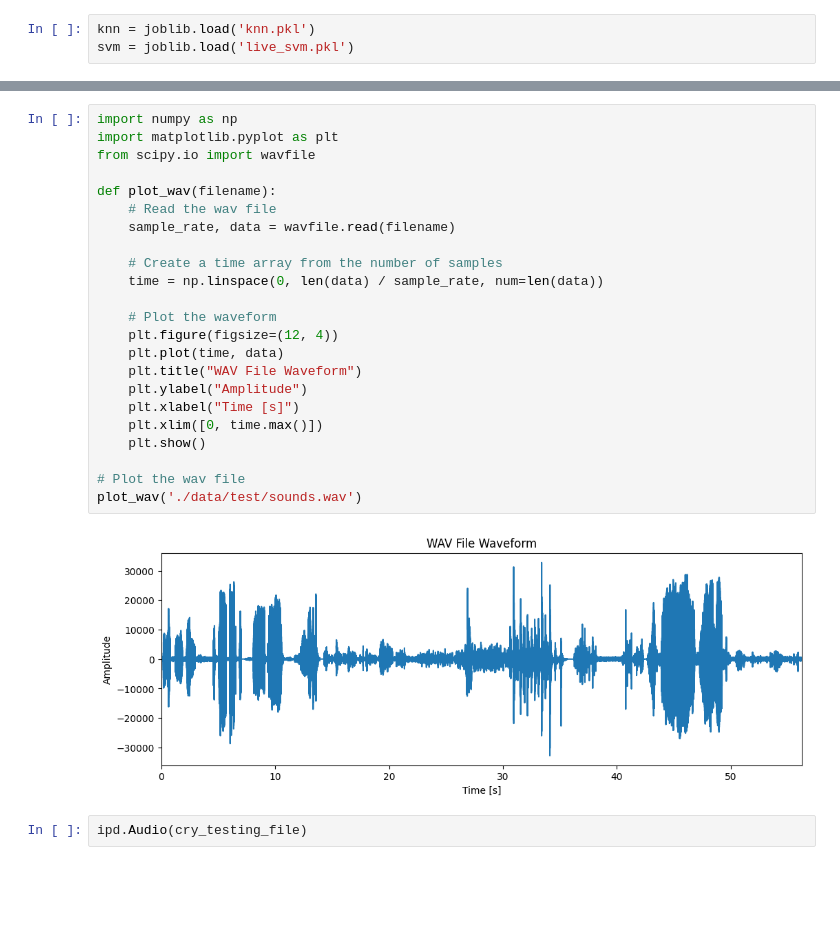
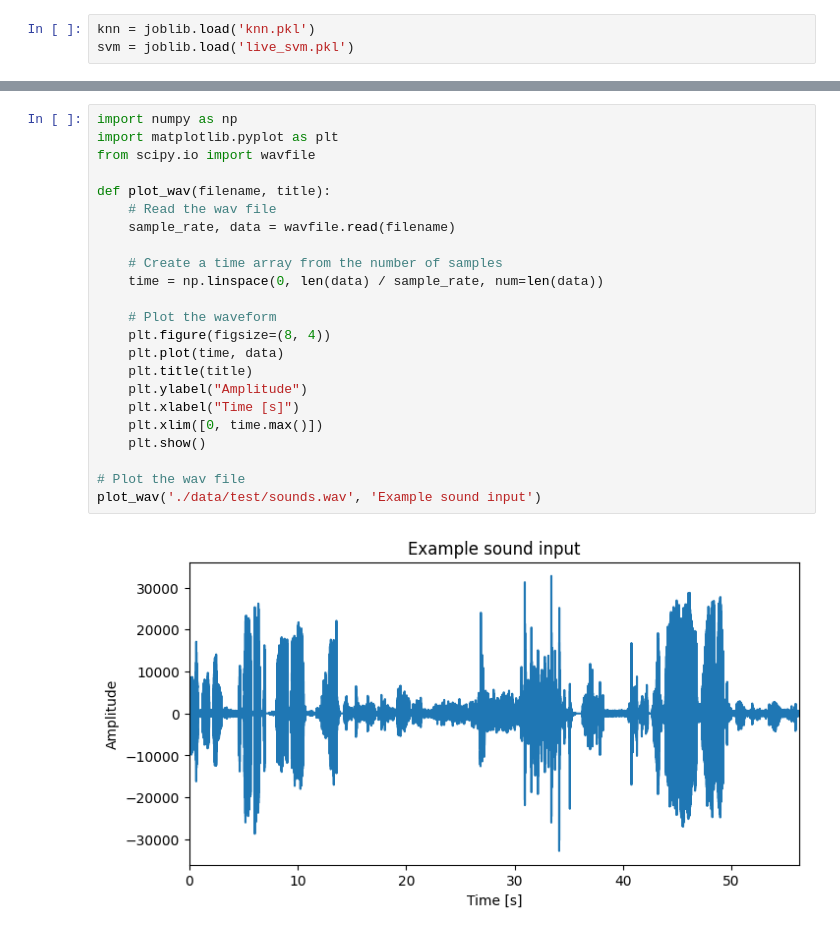
Before and after one commit to alem-147/infasafe, a Jupyter notebook: audio_analysis/Audio_Demo.ipynb, the cells around one changed output, grey strips where cells are left out. Saved outputs shown, nothing was run; the diff lists cells and outputs as text; blank space fills up the shorter version.

```diff
--- a/audio_analysis/Audio_Demo.ipynb
+++ b/audio_analysis/Audio_Demo.ipynb
@@ -943,27 +942,25 @@ end mfccs [519.88916   236.73528   -27.904808  -33.957546   49.694084   11.58054
 # %%
 import numpy as np
 import matplotlib.pyplot as plt
 from scipy.io import wavfile
 
-def plot_wav(filename):
+def plot_wav(filename, title):
     # Read the wav file
     sample_rate, data = wavfile.read(filename)
 
     # Create a time array from the number of samples
     time = np.linspace(0, len(data) / sample_rate, num=len(data))
 
     # Plot the waveform
-    plt.figure(figsize=(12, 4))
+    plt.figure(figsize=(8, 4))
     plt.plot(time, data)
-    plt.title("WAV File Waveform")
+    plt.title(title)
     plt.ylabel("Amplitude")
     plt.xlabel("Time [s]")
     plt.xlim([0, time.max()])
     plt.show()
 
 # Plot the wav file
-plot_wav('./data/test/sounds.wav')
+plot_wav('./data/test/sounds.wav', 'Example sound input')
 # %% [output]
-[figure, old version]
+[figure, new version]
-# %%
-ipd.Audio(cry_testing_file)
```
Also changed, not shown: parts of 21 cells of this notebook, 4 other files.
